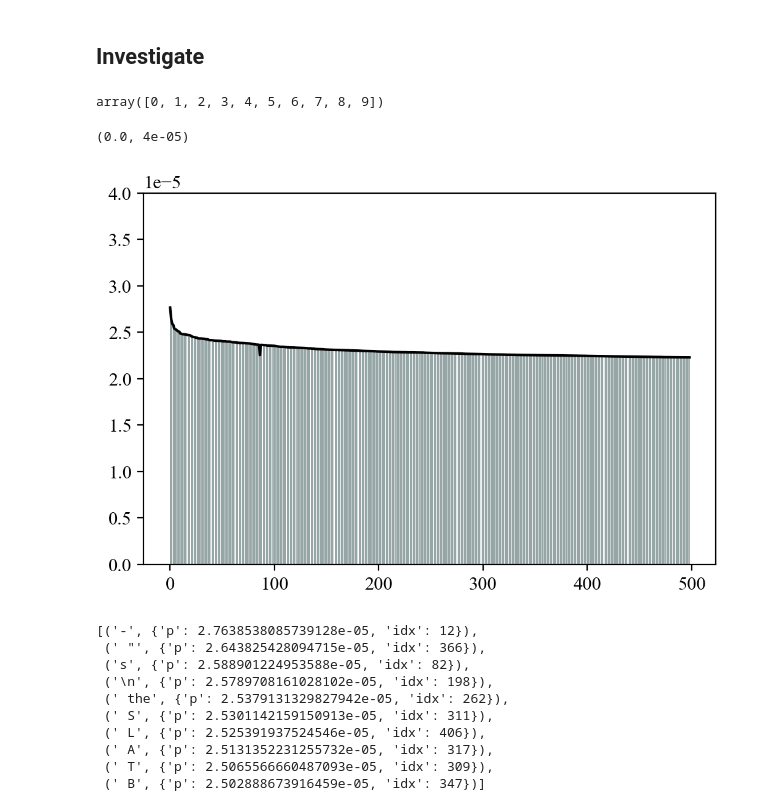
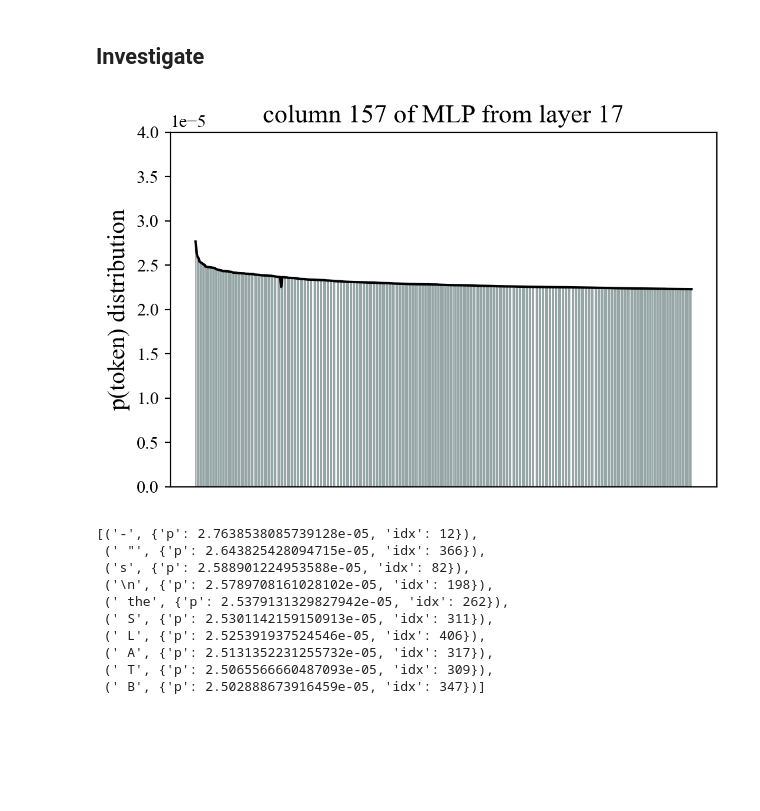
Before and after one commit to arnab-api/Lightweight_Finetuning, a Jupyter notebook: Approach_1__GPT_Driving.ipynb, the cells around one changed output. Cells and saved outputs as stored; diff of their text form; code cells hidden in the pictures; blank space fills up the shorter version.

```diff
--- a/Approach_1__GPT_Driving.ipynb
+++ b/Approach_1__GPT_Driving.ipynb
@@ -130,21 +130,20 @@ plt.rc("ytick", labelsize=SMALL_SIZE)  # fontsize of the tick labels
 plt.rc("legend", fontsize=SMALL_SIZE)  # legend fontsize
 plt.rc("figure", titlesize=BIGGER_SIZE)  # fontsize of the figure title
 # %%
-dist = [proba['p'] for key, proba in res[f'column_{column}'].items()]
+dist = np.array([proba['p'] for key, proba in res[f'column_{column}'].items()])
 # %%
 import numpy as np
-
-np.arange(10)
-# %% [output]
-array([0, 1, 2, 3, 4, 5, 6, 7, 8, 9])
 # %%
 plt.bar(np.arange(len(dist)),  dist, alpha = 0.5, color = 'darkslategray')
 plt.plot(np.arange(len(dist)),  dist, alpha = 1, color = 'black')
 plt.gca().set_ylim(bottom=0, top = 4e-5)
-plt.ylabel()
+plt.ylabel("p(token) distribution")
+plt.xticks([])
+plt.title(f"column {column} of MLP from layer {layer}")
+
+plt.savefig("Figures/geva_dist.pdf", format="pdf", bbox_inches='tight')
 # %% [output]
-(0.0, 4e-05)
-[figure, old version]
+[figure, new version]
 # %%
 list(res['column_157'].items())[:10]
 # %% [output]
```
Also changed, not shown: parts of 2 cells of this notebook, 3 other files.
